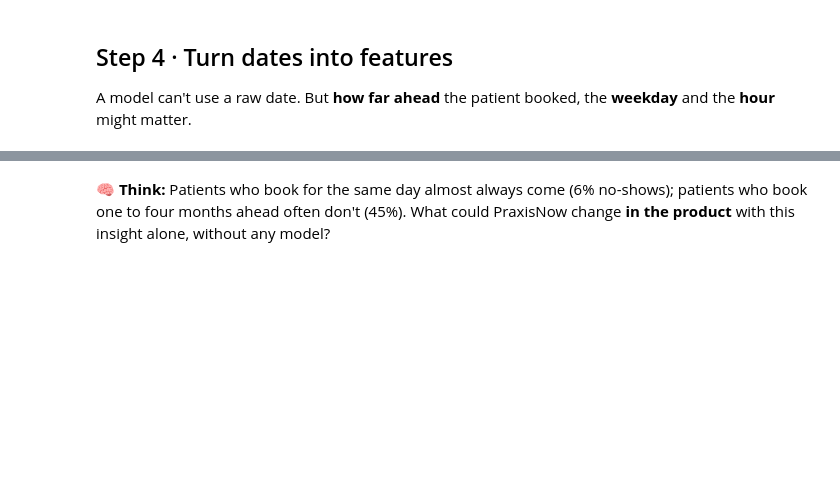
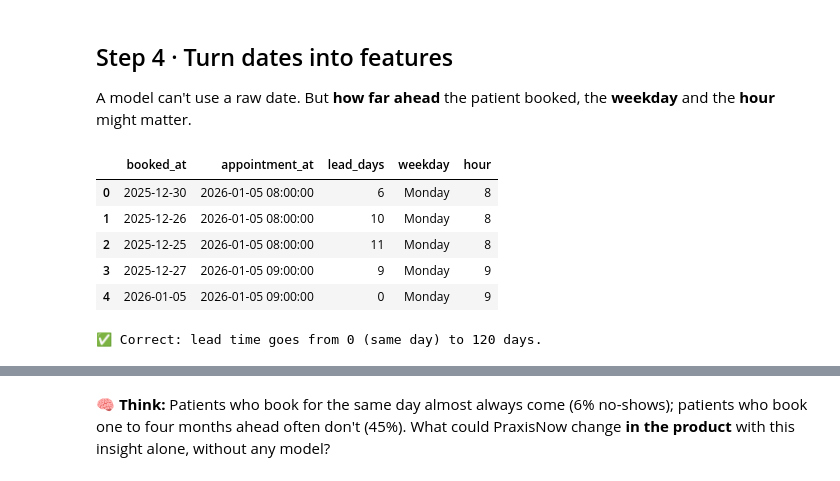
Before and after one commit to andrioliserena/hands_on_ml, a Jupyter notebook: 1_first_model.ipynb, the cells around one changed output, grey strips where cells are left out. Saved outputs shown, nothing was run; the diff lists cells and outputs as text; code cells hidden in the pictures; blank space fills up the shorter version.

```diff
--- a/1_first_model.ipynb
+++ b/1_first_model.ipynb
@@ -150,15 +186,24 @@ A model can't use a raw date. But **how far ahead** the patient booked, the **we
 # %%
 # ✏️ Your turn: build three features from the two date columns
 # Hint: .dt.days turns a time difference into a number of days; .dt.hour takes the hour of a date-time.
-appointments["lead_days"] = (appointments["appointment_at"].dt.normalize() - appointments["booked_at"]).dt.___
+appointments["lead_days"] = (appointments["appointment_at"].dt.normalize() - appointments["booked_at"]).dt.days
 appointments["weekday"] = appointments["appointment_at"].dt.day_name()
-appointments["hour"] = appointments["appointment_at"].dt.___
+appointments["hour"] = appointments["appointment_at"].dt.hour
 appointments[["booked_at", "appointment_at", "lead_days", "weekday", "hour"]].head()
+# %% [output]
+|  | booked_at | appointment_at | lead_days | weekday | hour |
+| 0 | 2025-12-30 | 2026-01-05 08:00:00 | 6 | Monday | 8 |
+| 1 | 2025-12-26 | 2026-01-05 08:00:00 | 10 | Monday | 8 |
+| 2 | 2025-12-25 | 2026-01-05 08:00:00 | 11 | Monday | 8 |
+| 3 | 2025-12-27 | 2026-01-05 09:00:00 | 9 | Monday | 9 |
+| 4 | 2026-01-05 | 2026-01-05 09:00:00 | 0 | Monday | 9 |
 # %%
 # ✅ Check
 assert appointments["lead_days"].min() == 0 and appointments["lead_days"].max() == 120, "Use .dt.days"
 assert set(appointments["hour"]) == set(range(8, 19)), "Use .dt.hour"
 print("✅ Correct: lead time goes from 0 (same day) to 120 days.")
+# %% [output]
+✅ Correct: lead time goes from 0 (same day) to 120 days.
 # %%
 # ▶️ Run: no-show share by how far ahead the appointment was booked
 lead_group = pd.cut(appointments["lead_days"], [-1, 0, 2, 7, 14, 30, 120],
```
Also changed, not shown: parts of 34 cells of this notebook, 1 other file.
